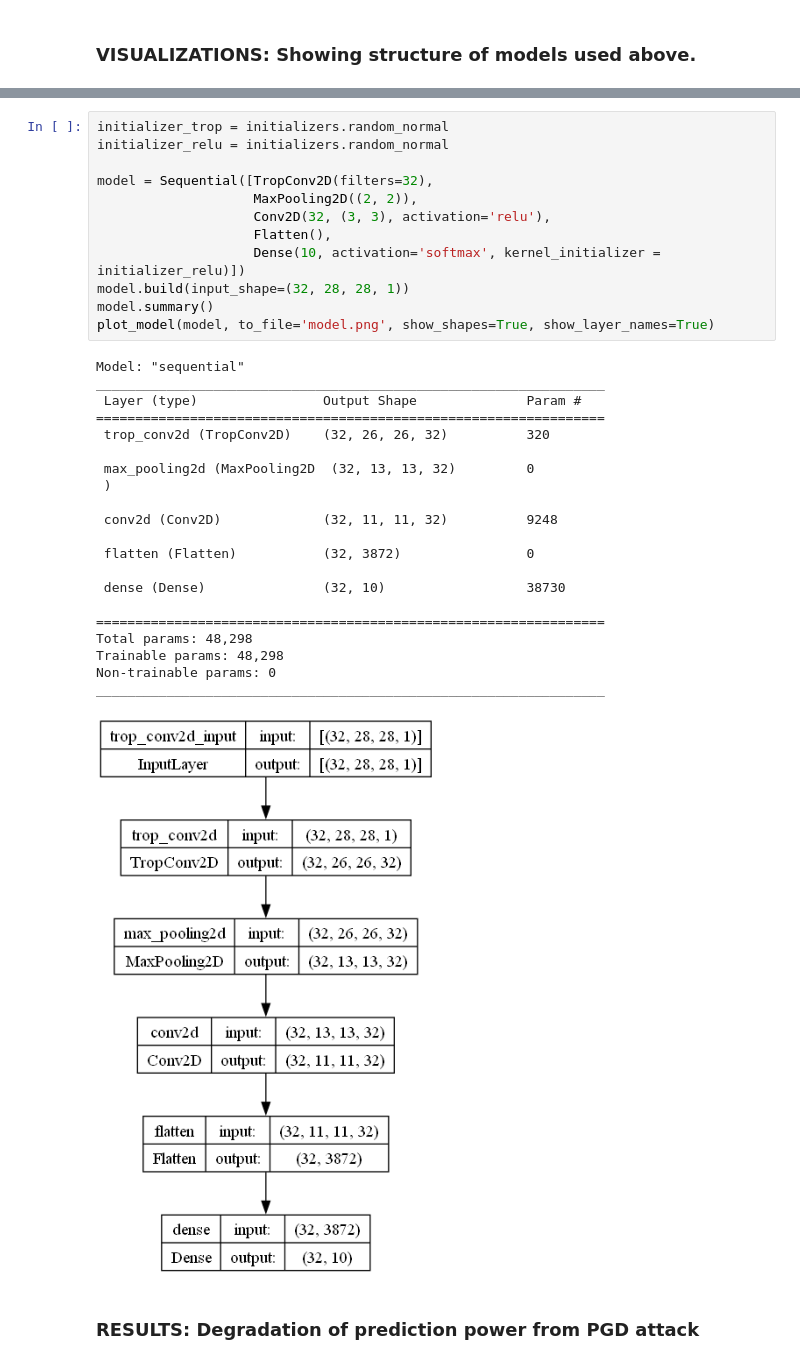
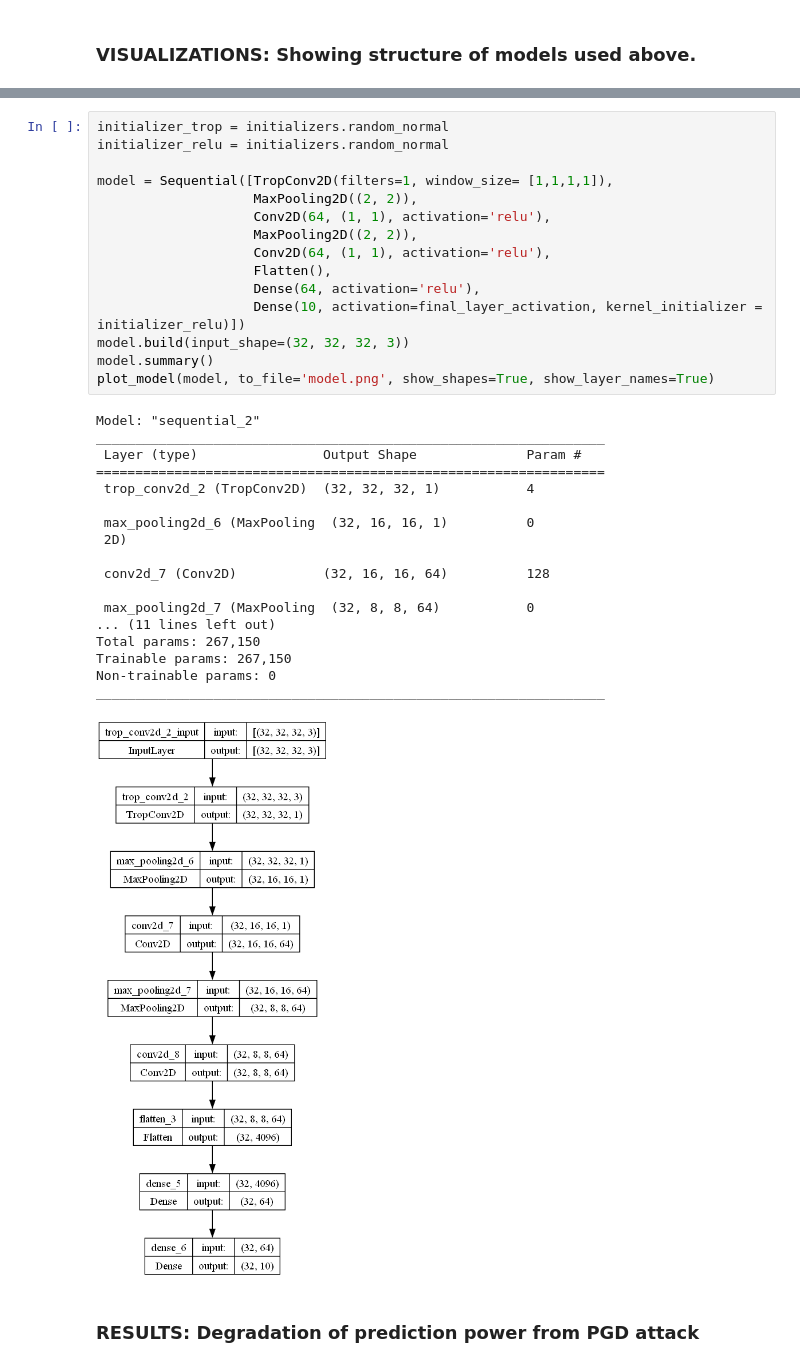
Before and after one commit to deryk96/TropicalNN, a Jupyter notebook: SVNH_convolutional_tests.ipynb, the cells around one changed output, grey strips where cells are left out. Drawn from its saved outputs; the diff is of its cells as text.

Commit message:
Cleaned up load_data.py file and added more convolutional layer tests

```diff
--- a/SVNH_convolutional_tests.ipynb
+++ b/SVNH_convolutional_tests.ipynb
@@ -350,37 +256,37 @@ _________________________________________________________________
 # %%
 initializer_trop = initializers.random_normal
 initializer_relu = initializers.random_normal
 
-model = Sequential([TropConv2D(filters=32),
+model = Sequential([TropConv2D(filters=1, window_size= [1,1,1,1]),
                     MaxPooling2D((2, 2)),
-                    Conv2D(32, (3, 3), activation='relu'),
+                    Conv2D(64, (1, 1), activation='relu'),
+                    MaxPooling2D((2, 2)),
+                    Conv2D(64, (1, 1), activation='relu'),
                     Flatten(),
-                    Dense(10, activation='softmax', kernel_initializer = initializer_relu)])
-model.build(input_shape=(32, 28, 28, 1))
+                    Dense(64, activation='relu'),
+                    Dense(10, activation=final_layer_activation, kernel_initializer = initializer_relu)])
+model.build(input_shape=(32, 32, 32, 3))
 model.summary()
 plot_model(model, to_file='model.png', show_shapes=True, show_layer_names=True)
 # %% [output]
-Model: "sequential"
+Model: "sequential_2"
 _________________________________________________________________
  Layer (type)                Output Shape              Param #
 =================================================================
- trop_conv2d (TropConv2D)    (32, 26, 26, 32)          320
+ trop_conv2d_2 (TropConv2D)  (32, 32, 32, 1)           4
 
- max_pooling2d (MaxPooling2D  (32, 13, 13, 32)         0
- )
+ max_pooling2d_6 (MaxPooling  (32, 16, 16, 1)          0
+ 2D)
 
- conv2d (Conv2D)             (32, 11, 11, 32)          9248
+ conv2d_7 (Conv2D)           (32, 16, 16, 64)          128
 
- flatten (Flatten)           (32, 3872)                0
-
- dense (Dense)               (32, 10)                  38730
-
-=================================================================
-Total params: 48,298
-Trainable params: 48,298
+ max_pooling2d_7 (MaxPooling  (32, 8, 8, 64)           0
+... (11 lines left out)
+Total params: 267,150
+Trainable params: 267,150
 Non-trainable params: 0
 _________________________________________________________________
-[figure, old version]
+[figure, new version]
 # %% [markdown]
 ### RESULTS: Degradation of prediction power from PGD attack
 # %%
```
Also changed, not shown: parts of 14 cells of this notebook, 11 other files.
